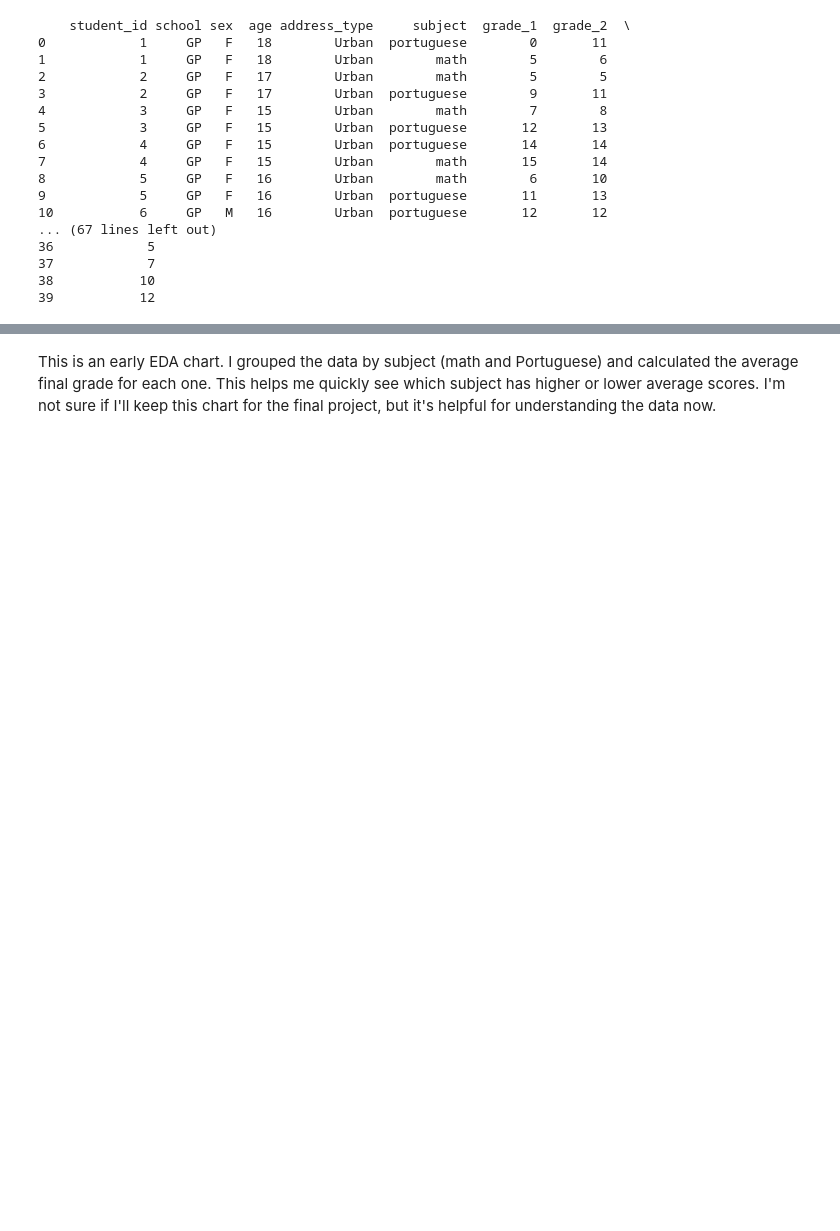
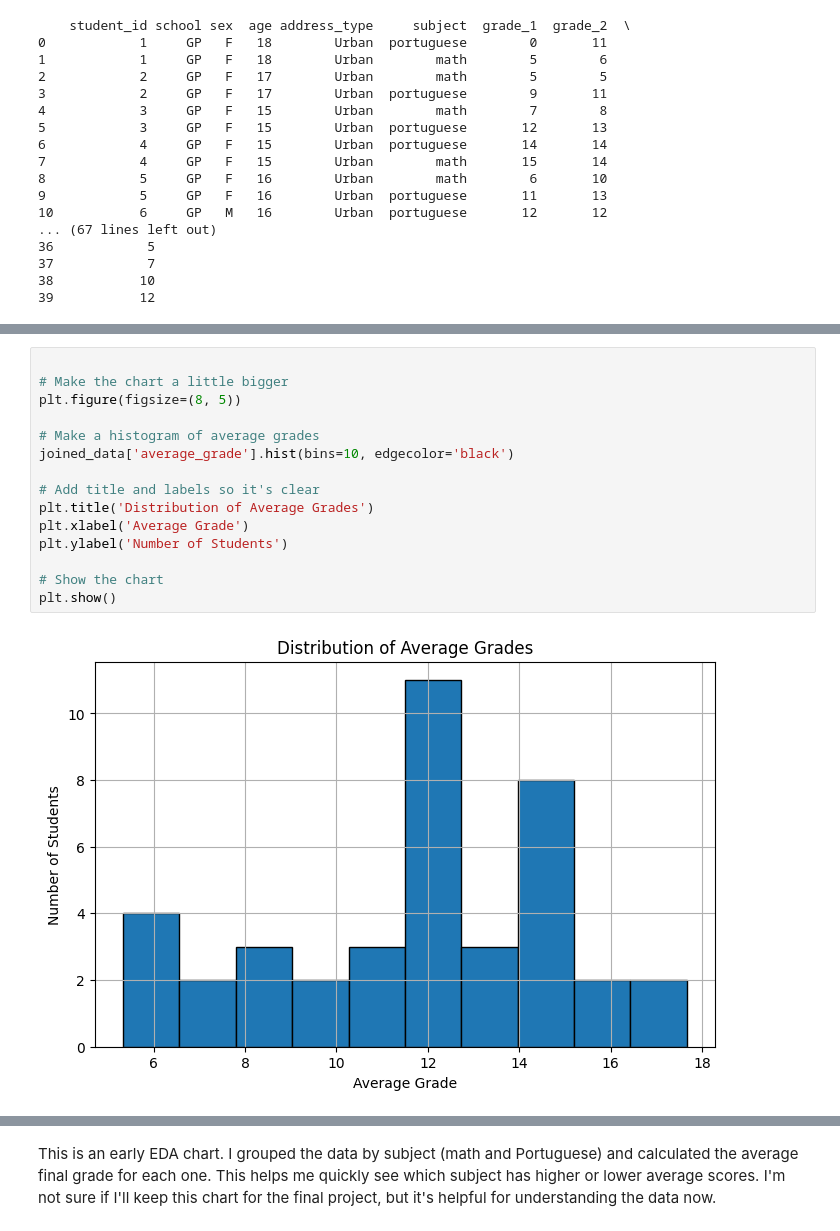
Before and after one commit to elaktif/elaktif-student-performance-analysis-Capstone, a Jupyter notebook: student_performance_analysis Capstone.ipynb.ipynb, the cells around one changed output, grey strips where cells are left out. Saved outputs shown, nothing was run; the diff lists cells and outputs as text; blank space fills up the shorter version.

```diff
--- a/student_performance_analysis Capstone.ipynb.ipynb
+++ b/student_performance_analysis Capstone.ipynb.ipynb
@@ -208,0 +243,17 @@ joined_df.to_csv("joined_student_data.csv", index=False)
+# %%
+
+# Make the chart a little bigger
+plt.figure(figsize=(8, 5))
+
+# Make a histogram of average grades
+joined_data['average_grade'].hist(bins=10, edgecolor='black')
+
+# Add title and labels so it's clear
+plt.title('Distribution of Average Grades')
+plt.xlabel('Average Grade')
+plt.ylabel('Number of Students')
+
+# Show the chart
+plt.show()
+# %% [output]
+[figure, added]
```
Also changed, not shown: parts of 22 cells of this notebook, 3 other files.
